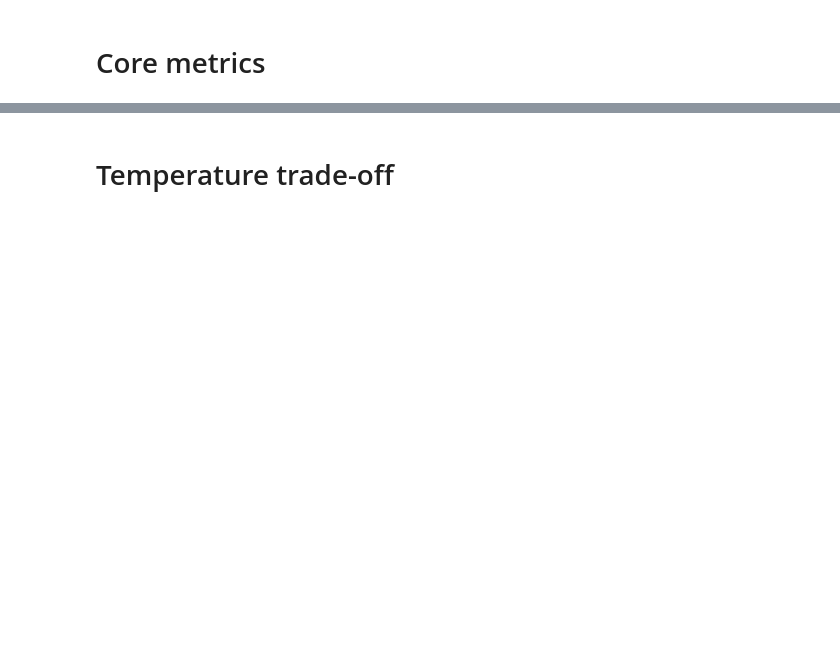
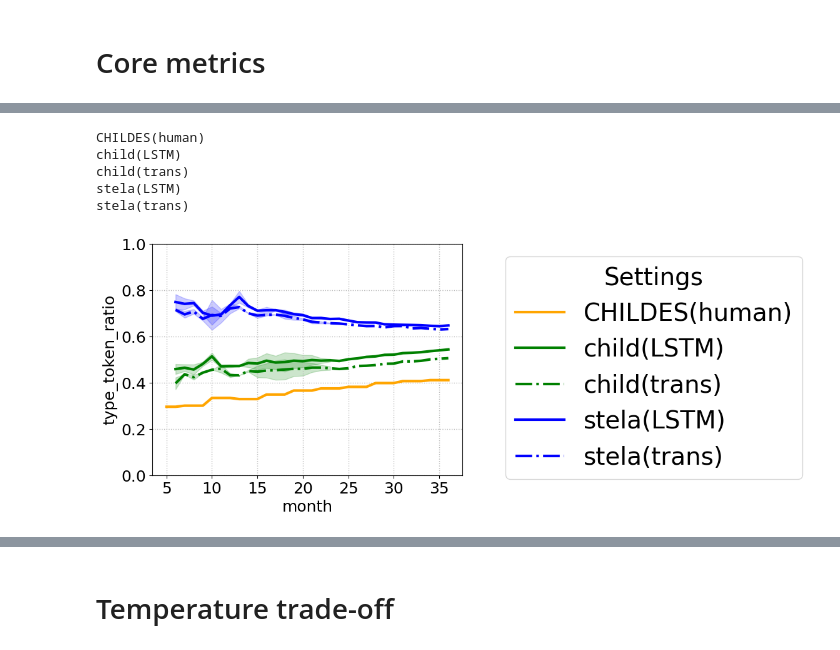
Before and after one commit to nhamilakis/Lexical-benchmark, a Jupyter notebook: notebooks/paper_fig.ipynb, the cells around one changed output, grey strips where cells are left out. Drawn from its saved outputs; the diff is of its cells as text; code cells hidden in the pictures; blank space fills up the shorter version.

Commit message:
fix model aggregation by months

```diff
--- a/notebooks/paper_fig.ipynb
+++ b/notebooks/paper_fig.ipynb
@@ -185,3 +185,16 @@ stela(trans)
+# %%
+# Usage
+x_header = "month"
+y_header = "type_token_ratio"
+group_header = "condition"
+fig = plot_curves(df, x_header, y_header, group_header)
+# %% [output]
+CHILDES(human)
+child(LSTM)
+child(trans)
+stela(LSTM)
+stela(trans)
+[figure, added]
 # %%
 # Usage
 x_header = "month"
```
Also changed, not shown: parts of 9 cells of this notebook, 3 other files.
